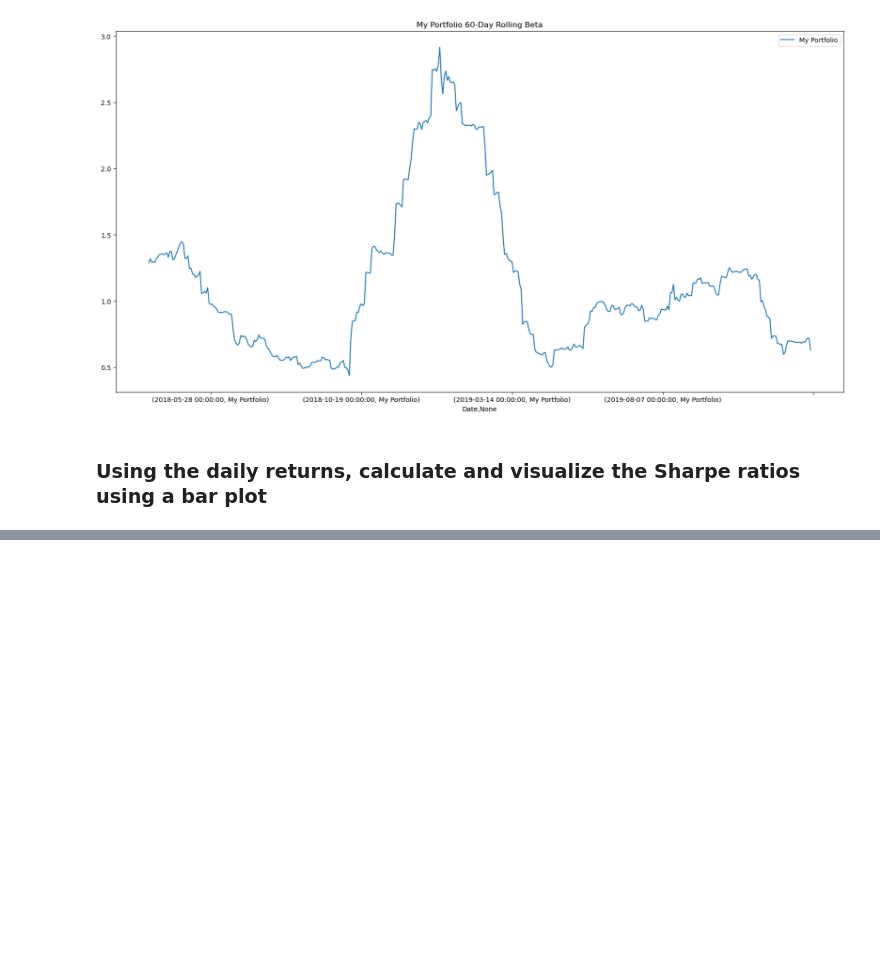
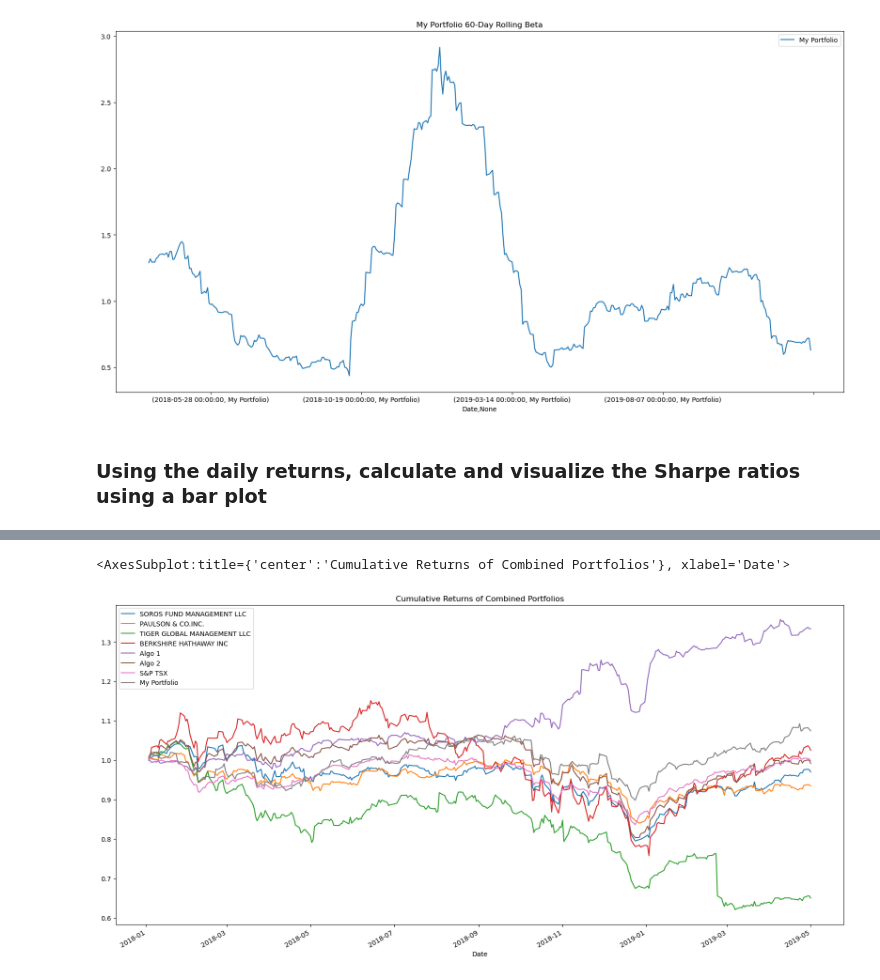
Before and after one commit to rafi-n/module4_challenge, a Jupyter notebook: whale_analysis.ipynb, the cells around one changed output, grey strips where cells are left out. Cells and saved outputs as stored; diff of their text form; code cells hidden in the pictures; blank space fills up the shorter version.

```diff
--- a/whale_analysis.ipynb
+++ b/whale_analysis.ipynb
@@ -587,3 +623,11 @@ portfolio_sharpe_ratios.plot(kind='bar', figsize=(20,10), title='Sharpe Ratios f
+# %%
+# Extra: calculate and plot cumulative returns
+cml_combined_returns_df = (1 + combined_returns_df).cumprod()
+
+cml_combined_returns_df.plot(title='Cumulative Returns of Combined Portfolios', figsize=(20,10))
+# %% [output]
+<AxesSubplot:title={'center':'Cumulative Returns of Combined Portfolios'}, xlabel='Date'>
+[figure, added]
 # %% [markdown]
 ### How does your portfolio do?
 
```
Also changed, not shown: parts of 10 cells of this notebook.
